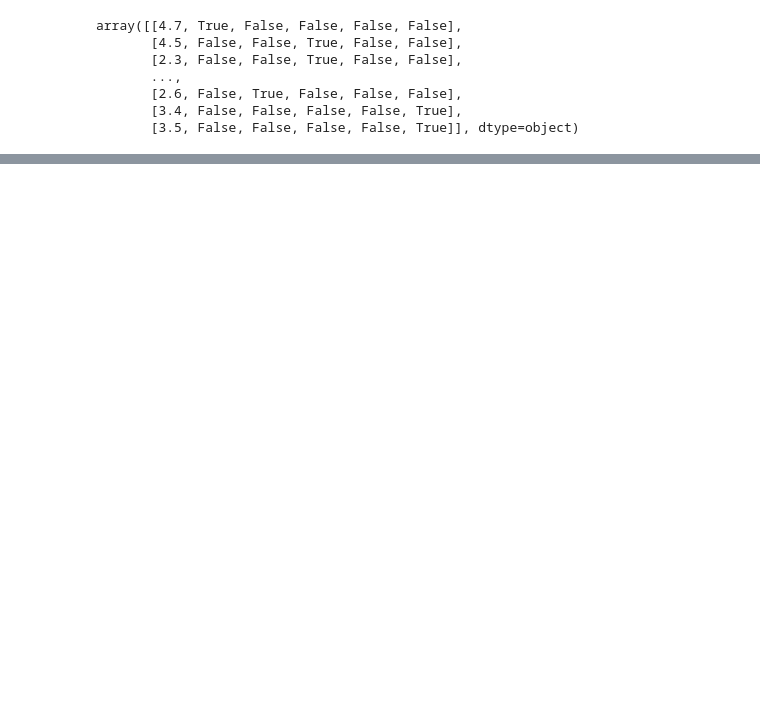
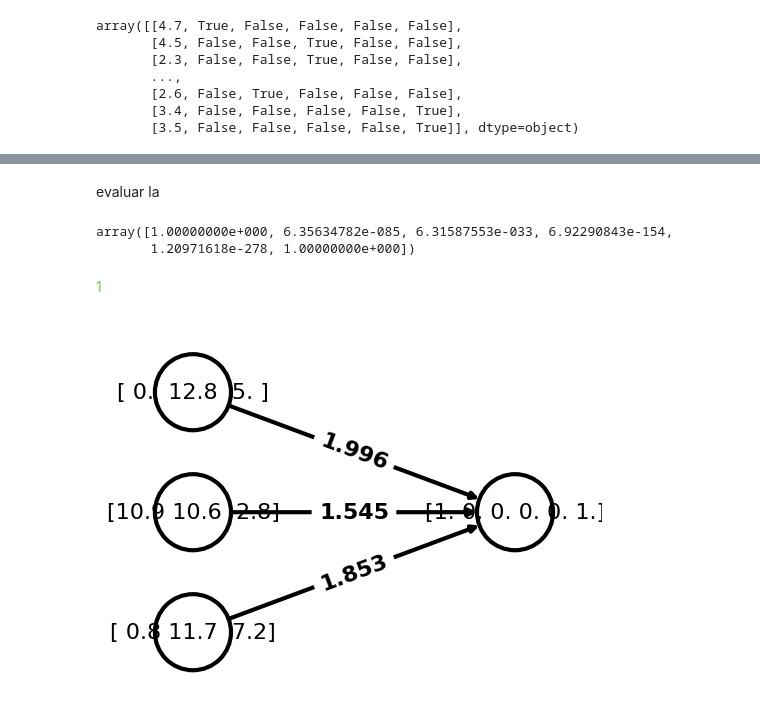
Before and after one commit to MartinBerestovoy/TPs_Chona, a Jupyter notebook: NeuronalNetworks/redes_neuronales.ipynb, the cells around one changed output, grey strips where cells are left out. Saved outputs shown, nothing was run; the diff lists cells and outputs as text; code cells hidden in the pictures; blank space fills up the shorter version.

```diff
--- a/NeuronalNetworks/redes_neuronales.ipynb
+++ b/NeuronalNetworks/redes_neuronales.ipynb
@@ -94,7 +102,7 @@ array([[4.7, True, False, False, False, False],
 # %%
 #hacer los sinaptic weights
 n = training_inputs.shape[1]
-synaptic_weights = 2 + np.random.random((3, 1)) - 1
+synaptic_weights = 2 + np.random.random((3, 6)) - 1
 w = synaptic_weights
 x = training_inputs
 eval_NN = lambda x, w: sigmoid(np.dot(x, w))
@@ -114,4 +124,4 @@ for iteration in range(50000):
 
     # Ajusto los pesos en funcion al error y al resultado obtenido
     adjustments = error * sigmoid_derivative(outputs)
-    w += np.dot(input_layer.T, adjustments)
+    w += np.dot(input_layer.T, adjustments).astype('float64')
@@ -119,0 +154,75 @@ UFuncTypeError: Cannot cast ufunc 'add' output from dtype('O') to dtype('float64
+# %% [markdown]
+evaluar la
+# %%
+a = 1 #@param {type:"integer"}
+c = 3 #@param {type:"integer"}
+b = 4 #@param {type:"integer"}
+
+input_layer = np.array(training_inputs)
+res = sigmoid(np.dot(input_layer, w))[0]
+display(res)
+
+thresh = 0.01
+out = 0 if np.all(res < thresh) else 1
+large(out)
+# %% [output]
+array([1.00000000e+000, 6.35634782e-085, 6.31587553e-033, 6.92290843e-154,
+       1.20971618e-278, 1.00000000e+000])
+1
+# %%
+G = nx.DiGraph()
+layers = [[0, 1, 2], [3]]
+
+rels = list(itertools.product(*layers))
+flatten = lambda l: [x for i in l for x in i]
+
+labels = {i: v for i, v in enumerate(input_layer) if i in flatten(rels)}
+labels[3] = np.round(res, 3)
+
+pos = {}
+m = max([len(l) for l in layers])
+for i, l in enumerate(layers):
+  for j, v in enumerate(l):
+    pos[v] = (i, len(l) - j)
+
+pos[3] = (pos[3][0], pos[1][1])
+
+weights_labels = {(ra, rb): "{:0.3f}".format(synaptic_weights[i][0]) for i, (ra, rb) in enumerate(rels)}
+
+node_colors = [(1, 1, 1, 1) for _ in range(len(G.nodes()))]
+options = {
+    "font_size": 16,
+    "node_size": 3000,
+    "node_color": node_colors,
+    "edgecolors": "black",
+    "linewidths": 3,
+    "width": 3,
+    "labels": labels,
+    "connectionstyle": "arc3, rad=0",
+}
+G.add_edges_from(rels)
+for node in G.nodes():
+    if node not in pos:
+        pos[node] = (0, 0)
+for node in flatten(rels):
+    if node not in pos:
+        pos[node] = (0, 0)
+
+G.add_nodes_from(flatten(rels))
+
+nx.draw_networkx(G, pos, **options)
+
+nx.draw_networkx_edge_labels(
+    G, pos,
+    edge_labels=weights_labels,
+    font_color='black',
+    font_size=16,
+    font_weight='bold'
+)
+
+plt.axis('off')
+ax = plt.gca()
+ax.margins(0.20)
+plt.show()
+# %% [output]
+[figure, added]
```
Also changed, not shown: parts of 9 cells of this notebook.
